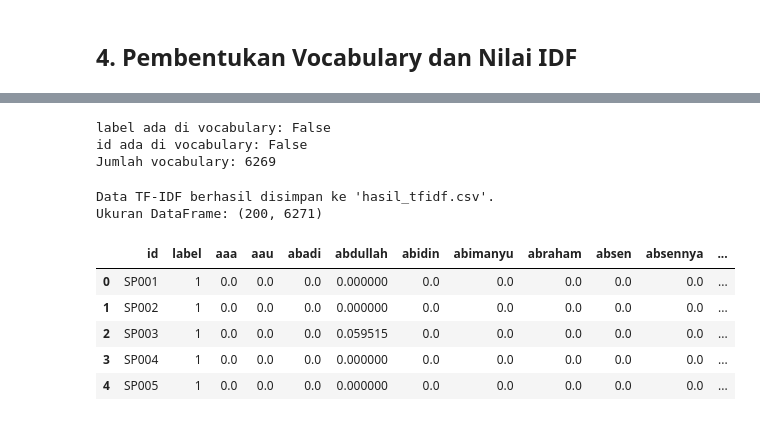
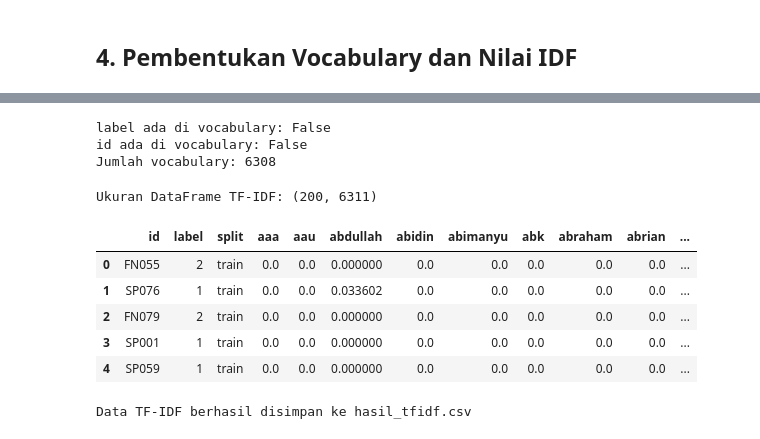
Before and after one commit to elpitaa/PPW, a Jupyter notebook: 04_tf_idf.ipynb, the cells around one changed output, grey strips where cells are left out. Cells and saved outputs as stored; diff of their text form; code cells hidden in the pictures.

```diff
--- a/04_tf_idf.ipynb
+++ b/04_tf_idf.ipynb
@@ -42,0 +36,17 @@ Jumlah Testing : 40 artikel
+# %%
+LABEL_MAP = {"sport": 1, "finance": 2}
+indeks_train, indeks_test = train_test_split(
+    df.index,
+    test_size=40,
+    random_state=42,
+    stratify=df["label"]
+)
+indeks_train = indeks_train.tolist()
+indeks_test = indeks_test.tolist()
+
+print(f"Jumlah Training: {len(indeks_train)} artikel")
+print(f"Jumlah Testing : {len(indeks_test)} artikel")
+print("Distribusi train:")
+print(df.loc[indeks_train, "label"].value_counts().to_dict())
+print("Distribusi test:")
+print(df.loc[indeks_test, "label"].value_counts().to_dict())
@@ -91,7 +108,13 @@ def hitung_vektor_tfidf(tokens):
     norm = np.linalg.norm(vektor)
     return vektor / norm if norm > 0 else vektor
 
-# Bentuk matriks TF-IDF (200 x V)
-matriks_tfidf = np.vstack([hitung_vektor_tfidf(tokens) for tokens in dokumen_tokens])
-print("Bentuk Matriks TF-IDF:", matriks_tfidf.shape)
+X_train_tfidf = np.vstack([hitung_vektor_tfidf(dokumen_tokens[idx]) for idx in indeks_train])
+X_test_tfidf = np.vstack([hitung_vektor_tfidf(dokumen_tokens[idx]) for idx in indeks_test])
+y_train = df.loc[indeks_train, "label"].map(LABEL_MAP).to_numpy()
+y_test = df.loc[indeks_test, "label"].map(LABEL_MAP).to_numpy()
+
+print("Bentuk X_train_tfidf:", X_train_tfidf.shape)
+print("Bentuk X_test_tfidf :", X_test_tfidf.shape)
+print("Bentuk document-term matrix train:", X_train_tfidf.shape)
+print("Contoh 10 fitur:", vocabulary[:10])
 # %% [output]
@@ -106,24 +132,23 @@ print("Jumlah vocabulary:", len(vocabulary))
 # %% [output]
 label ada di vocabulary: False
 id ada di vocabulary: False
-Jumlah vocabulary: 6269
+Jumlah vocabulary: 6308
 # %%
-df_tfidf = pd.DataFrame(matriks_tfidf, columns=vocabulary)
-df_tfidf.insert(0, "label", df["label"].map({"sport": 1, "finance": 2}))
-df_tfidf.insert(0, "id", df["id"])
+df_tfidf = pd.DataFrame(np.vstack([X_train_tfidf, X_test_tfidf]), columns=vocabulary)
+df_tfidf.insert(0, "split", ["train"] * len(X_train_tfidf) + ["test"] * len(X_test_tfidf))
+df_tfidf.insert(0, "label", pd.concat([df.loc[indeks_train, "label"], df.loc[indeks_test, "label"]]).map(LABEL_MAP).to_numpy())
+df_tfidf.insert(0, "id", pd.concat([df.loc[indeks_train, "id"], df.loc[indeks_test, "id"]]).to_numpy())
 
+print("Ukuran DataFrame TF-IDF:", df_tfidf.shape)
+display(df_tfidf.iloc[:5, :12])
 df_tfidf.to_csv("hasil_tfidf.csv", index=False)
-
-print("Data TF-IDF berhasil disimpan ke 'hasil_tfidf.csv'.")
-print("Ukuran DataFrame:", df_tfidf.shape)
-
-display(df_tfidf.iloc[:5, :12])
+print("Data TF-IDF berhasil disimpan ke hasil_tfidf.csv")
 # %% [output]
-Data TF-IDF berhasil disimpan ke 'hasil_tfidf.csv'.
-Ukuran DataFrame: (200, 6271)
+Ukuran DataFrame TF-IDF: (200, 6311)
-|  | id | label | aaa | aau | abadi | abdullah | abidin | abimanyu | abraham | absen | absennya | ... |
-| 0 | SP001 | 1 | 0.0 | 0.0 | 0.0 | 0.000000 | 0.0 | 0.0 | 0.0 | 0.0 | 0.0 | ... |
-| 1 | SP002 | 1 | 0.0 | 0.0 | 0.0 | 0.000000 | 0.0 | 0.0 | 0.0 | 0.0 | 0.0 | ... |
-| 2 | SP003 | 1 | 0.0 | 0.0 | 0.0 | 0.059515 | 0.0 | 0.0 | 0.0 | 0.0 | 0.0 | ... |
-| 3 | SP004 | 1 | 0.0 | 0.0 | 0.0 | 0.000000 | 0.0 | 0.0 | 0.0 | 0.0 | 0.0 | ... |
-| 4 | SP005 | 1 | 0.0 | 0.0 | 0.0 | 0.000000 | 0.0 | 0.0 | 0.0 | 0.0 | 0.0 | ... |
+|  | id | label | split | aaa | aau | abdullah | abidin | abimanyu | abk | abraham | abrian | ... |
+| 0 | FN055 | 2 | train | 0.0 | 0.0 | 0.000000 | 0.0 | 0.0 | 0.0 | 0.0 | 0.0 | ... |
+| 1 | SP076 | 1 | train | 0.0 | 0.0 | 0.033602 | 0.0 | 0.0 | 0.0 | 0.0 | 0.0 | ... |
+| 2 | FN079 | 2 | train | 0.0 | 0.0 | 0.000000 | 0.0 | 0.0 | 0.0 | 0.0 | 0.0 | ... |
+| 3 | SP001 | 1 | train | 0.0 | 0.0 | 0.000000 | 0.0 | 0.0 | 0.0 | 0.0 | 0.0 | ... |
+| 4 | SP059 | 1 | train | 0.0 | 0.0 | 0.000000 | 0.0 | 0.0 | 0.0 | 0.0 | 0.0 | ... |
+Data TF-IDF berhasil disimpan ke hasil_tfidf.csv
```
Also changed, not shown: parts of 17 cells of this notebook, 19 other files.
